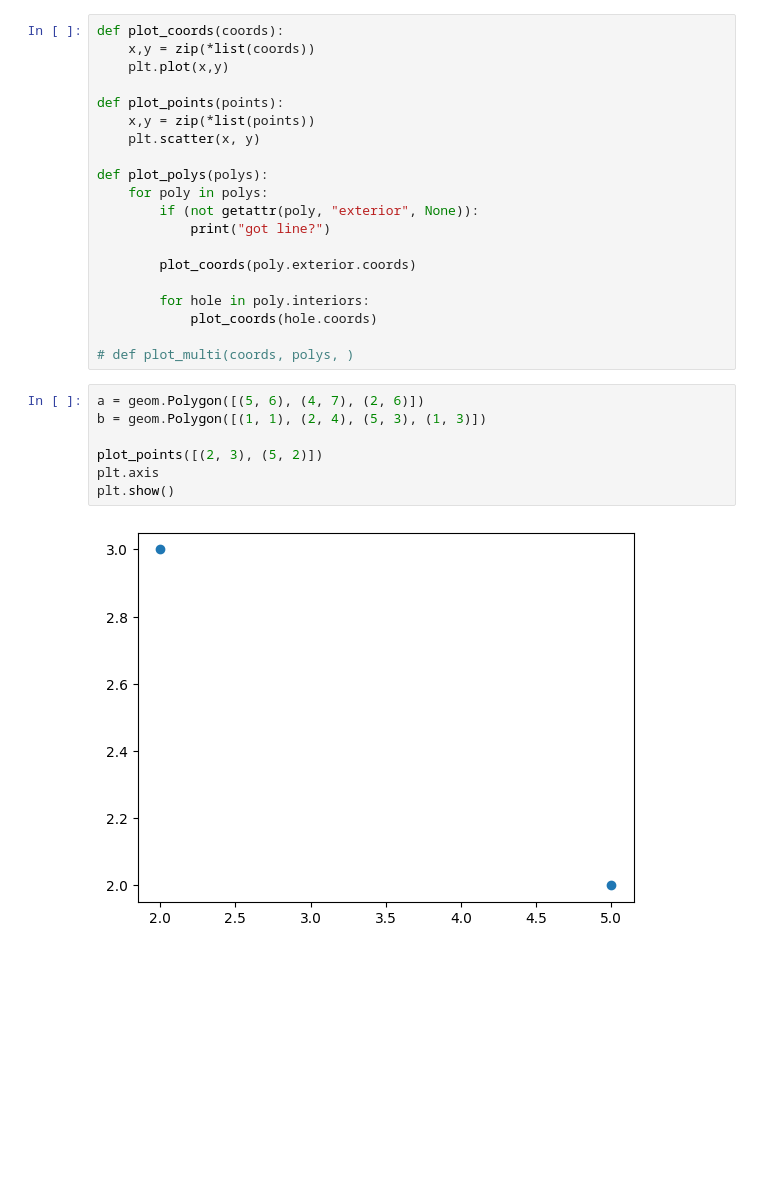
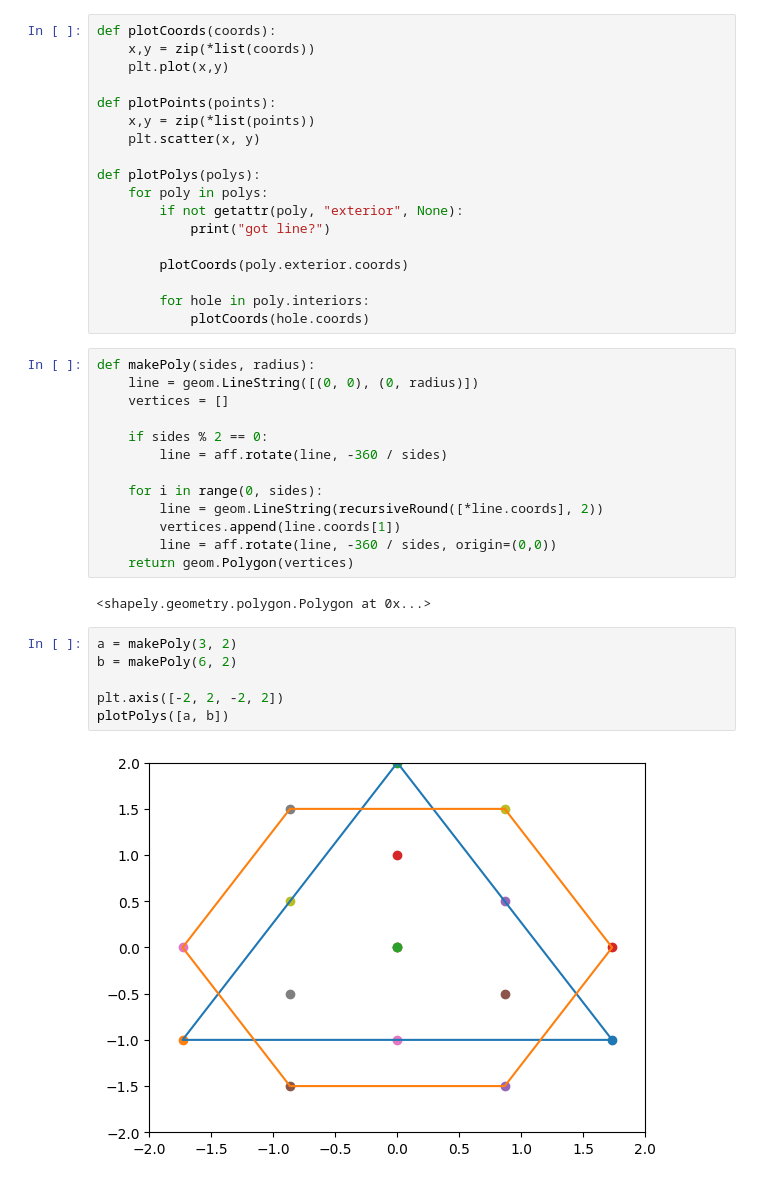
Before and after one commit to alex-k-exe/sci-fair, a Jupyter notebook: GlobalFunctions.ipynb, the cells around one changed output. Drawn from its saved outputs; the diff is of its cells as text; blank space fills up the shorter version.

```diff
--- a/GlobalFunctions.ipynb
+++ b/GlobalFunctions.ipynb
@@ -5,29 +28,41 @@ import shapely.affinity as transform
 # %%
-def plot_coords(coords):
+def plotCoords(coords):
     x,y = zip(*list(coords))
     plt.plot(x,y)
 
-def plot_points(points):
+def plotPoints(points):
     x,y = zip(*list(points))
     plt.scatter(x, y)
 
-def plot_polys(polys):
+def plotPolys(polys):
     for poly in polys:
-        if (not getattr(poly, "exterior", None)):
+        if not getattr(poly, "exterior", None):
             print("got line?")
 
-        plot_coords(poly.exterior.coords)
+        plotCoords(poly.exterior.coords)
 
         for hole in poly.interiors:
-            plot_coords(hole.coords)
-
-# def plot_multi(coords, polys, )
+            plotCoords(hole.coords)
-# %%
-a = geom.Polygon([(5, 6), (4, 7), (2, 6)])
-b = geom.Polygon([(1, 1), (2, 4), (5, 3), (1, 3)])
-
-plot_points([(2, 3), (5, 2)])
-plt.axis
-plt.show()
-# %% [output]
-[figure, removed]
+# %%
+def makePoly(sides, radius):
+    line = geom.LineString([(0, 0), (0, radius)])
+    vertices = []
+
+    if sides % 2 == 0:
+        line = aff.rotate(line, -360 / sides)
+
+    for i in range(0, sides):
+        line = geom.LineString(recursiveRound([*line.coords], 2))
+        vertices.append(line.coords[1])
+        line = aff.rotate(line, -360 / sides, origin=(0,0))
+    return geom.Polygon(vertices)
+# %% [output]
+<shapely.geometry.polygon.Polygon at 0x...>
+# %%
+a = makePoly(3, 2)
+b = makePoly(6, 2)
+
+plt.axis([-2, 2, -2, 2])
+plotPolys([a, b])
+# %% [output]
+[figure, added]
```
Also changed, not shown: parts of 2 cells of this notebook.
